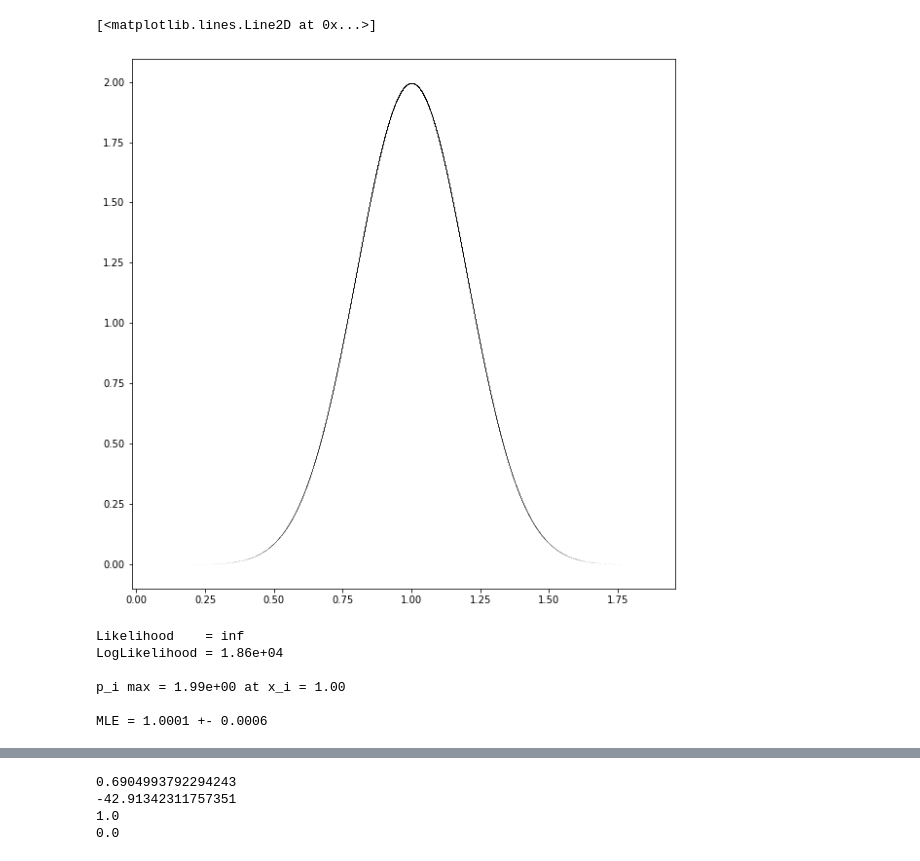
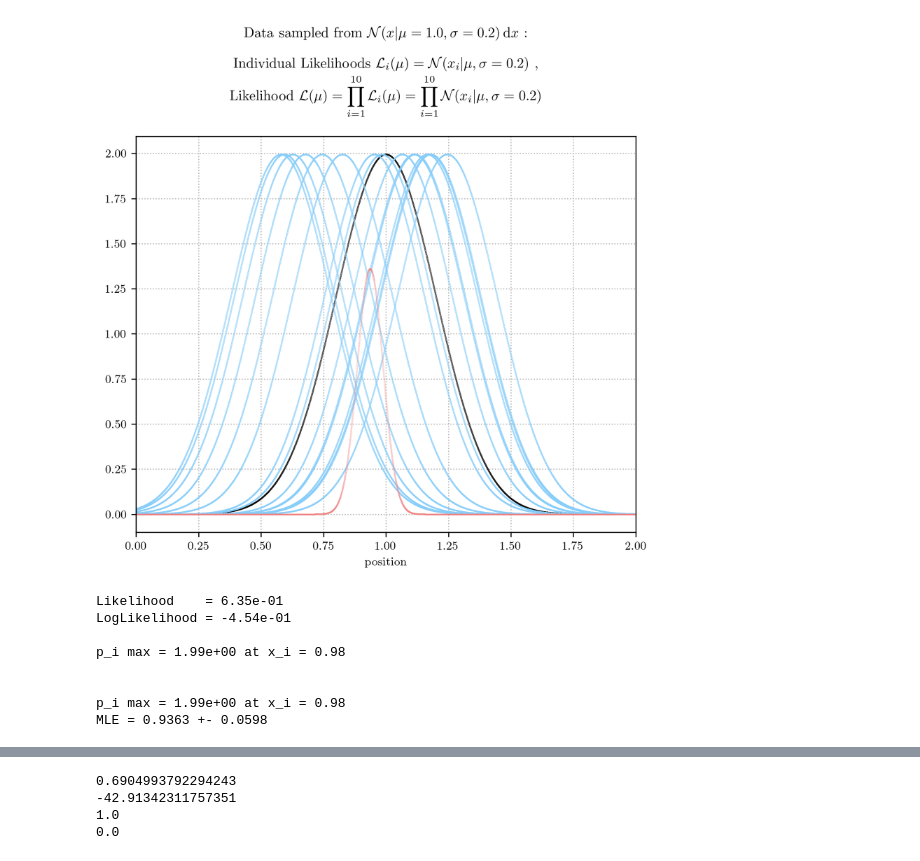
Before and after one commit to Andrea-Pierini/astrostatistics_bicocca_2022-1, a Jupyter notebook: working/L05.ipynb, the cells around one changed output, grey strips where cells are left out. Saved outputs shown, nothing was run; the diff lists cells and outputs as text; code cells hidden in the pictures.

Commit message:
working on Lecture 05 Exercises + copied all finished images in a folder for revision purposes

```diff
--- a/working/L05.ipynb
+++ b/working/L05.ipynb
@@ -26,10 +60,52 @@ print(A[::2])
 # %%
-fig , ax = plt.subplots(figsize=(10,10))
+fig , ax = plt.subplots(figsize=(6,6))
 
-ax.plot( x, p, ls='', c='black', marker='o', markersize=1e-2)
+ax.set_xlim(0,2)
+ax.set_xlabel('position')
+# ax.set_ylabel(r'$p(x)\,\textup{d}x$')
+ax.grid(ls=':')
+
+# latexstring = '$N = $ {:d} extractions from '.format(N) + r'$\mathcal{N}(\mu=' + '{:.1f}'.format(m) + r',\sigma=' + '{:.1f}'.format(s) + r')$'
+# ax.set_title(latexstring)
+
+# ---------------------------------------------------------------------------------
+# plot the data: it is a sampling of the original pdf(x|mu,sigma)
+
+sampling_label = r'Data sampled from $\mathcal{N}(x | \mu=1.0, \sigma=0.2)\,\textup{d}x$ :'
+
+ax.plot( x_temp, distr_gauss.pdf(x_temp), ls='', c='black', marker='o', markersize=1e-1)  #, label=sampling_label)
+
+# ---------------------------------------------------------------------------------
+# plot some (around 10%) of the individual likelihoods L_i(mu) = pdf(x_i|mu, sigma)
+
+x_copy = np.copy(x)
+for x_i in x_copy:   #[::100]:
+    ax.plot( var_mu, likelihood_individual(x_i, var_mu), ls='', c='lightskyblue', marker='o', markersize=1e-1 )
+
+likelihoodsss_label = r'Individual Likelihoods $\mathcal{L}_i(\mu) = \mathcal{N}(x_i|\mu, \sigma=0.2) $ ,'
+
+# ax.plot( var_mu, likelihood_individual(x_i, var_mu), ls='', c='lightskyblue', marker='', markersize=1e-1, label=likelihoods_label)
+
+# ---------------------------------------------------------------------------------
+# plot the total likelihood L(mu) = prod_i^N L_i(mu) = prod_i^N pdf(x_i|mu, sigma)
+
+likelihood_label = r'Likelihood $\mathcal{L}(\mu) = { \displaystyle \prod_{i=1}^{10} } \,\mathcal{L}_i(\mu) = { \displaystyle \prod_{i=1}^{10} } \,  \mathcal{N}(x_i|\mu, \sigma=0.2)$'
+ax.plot( var_mu, likelihood(x, var_mu), ls='', c='lightcoral', marker='o', markersize=1e-1)
+
+
+# ax.legend(frameon=True, framealpha=1, fancybox=False, edgecolor='black', loc=5)
+
+ax.set_title( sampling_label + '\n\n' + likelihoodsss_label + '\n' + likelihood_label + '\n')
+
+# do we want to save the figure?
+fig.tight_layout()
+if False:
+    if current_pwd[-6:] == 'GitHub':
+        fig.savefig('./working/L05_images/L05_Likelihood_plots.pdf', bbox_inches='tight')
+    elif current_pwd[-14:] == 'GitHub\working':
+        fig.savefig('./L05_images/L05_Likelihood_plots.pdf', bbox_inches='tight')
 # %% [output]
-[<matplotlib.lines.Line2D at 0x...>]
-[figure, old version]
+[figure, new version]
 # %%
 L   = np.prod(p)
 lnL = np.sum(lnp)
@@ -39,24 +115,28 @@ print('LogLikelihood = {:.2e}'.format(lnL))
 
 p_max = np.amax(p)
 x_max = x[ np.argmax(p) ]
-
+print()
+print('p_i max = {:.2e} at x_i = {:.2f}'.format(p_max, x_max) )
 print()
 
+lnp_max = np.amax(lnp)
+lnx_max = x[ np.argmax(p) ]
+print()
 print('p_i max = {:.2e} at x_i = {:.2f}'.format(p_max, x_max) )
-
-print()
 
 MLE  = np.mean(x)
 EMLE = np.std(x) / np.sqrt(N)
 
 print('MLE = {:.4f} +- {:.4f}'.format(MLE, EMLE))
 # %% [output]
-Likelihood    = inf
-LogLikelihood = 1.86e+04
+Likelihood    = 6.35e-01
+LogLikelihood = -4.54e-01
 
-p_i max = 1.99e+00 at x_i = 1.00
+p_i max = 1.99e+00 at x_i = 0.98
 
-MLE = 1.0001 +- 0.0006
+
+p_i max = 1.99e+00 at x_i = 0.98
+MLE = 0.9363 +- 0.0598
 # %%
 '''
 def logL(X, m, s):
```
Also changed, not shown: parts of 3 cells of this notebook, 12 other files.
